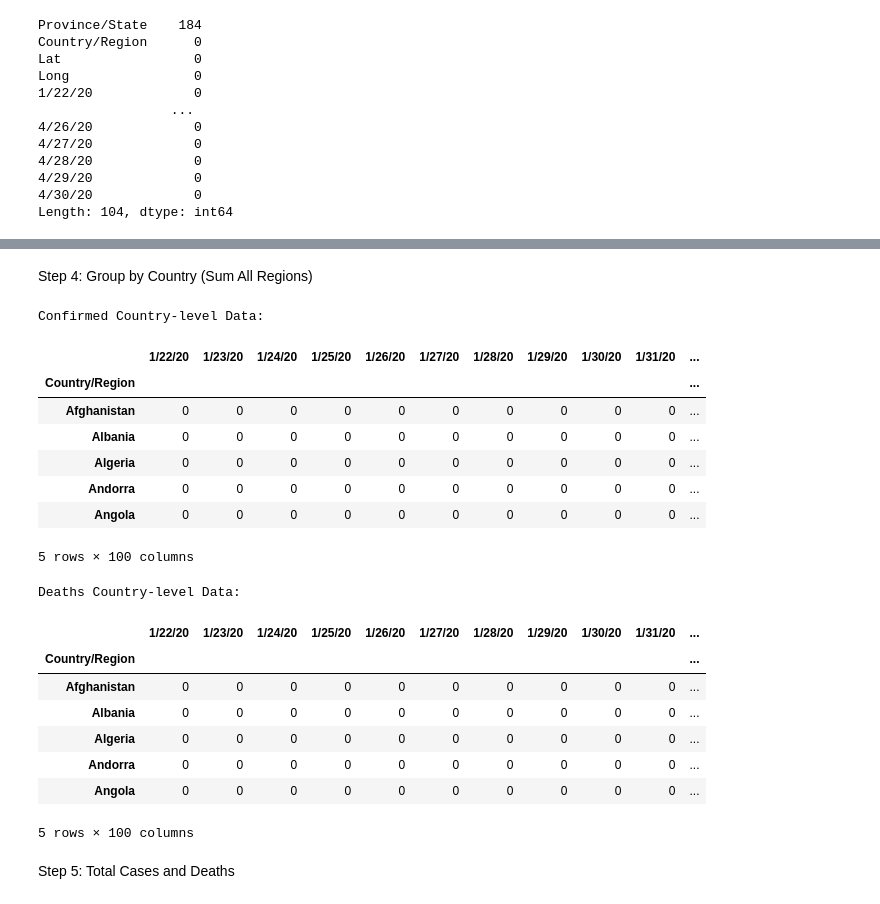
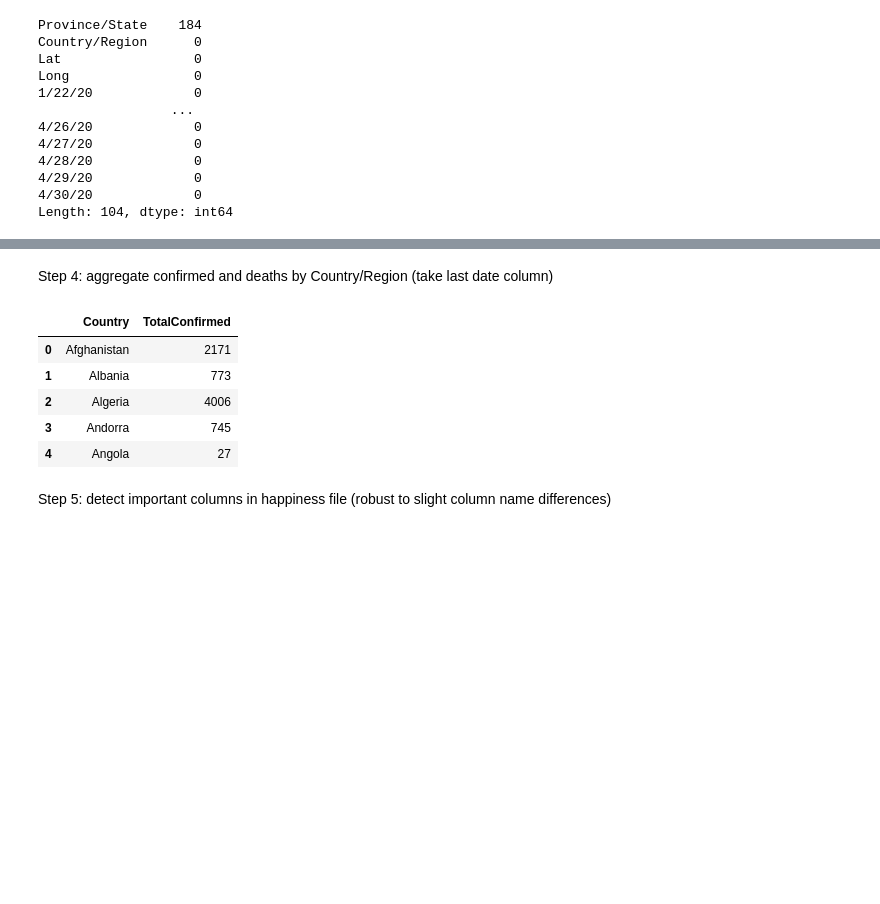
Before and after one commit to shripawar334/Assignments, a Jupyter notebook: assignment-5.ipynb, the cells around one changed output, grey strips where cells are left out. Drawn from its saved outputs; the diff is of its cells as text; code cells hidden in the pictures; blank space fills up the shorter version.

```diff
--- a/assignment-5.ipynb
+++ b/assignment-5.ipynb
@@ -57,16 +53,7 @@ Step 3: Data Cleaning & Overview
 # %%
-# Check info
-print("Confirmed Data Info:")
-confirmed.info()
-
-print("\nDeaths Data Info:")
-deaths.info()
-
-# Check missing values
-print("\nMissing Values in Confirmed Data:\n", confirmed.isnull().sum())
-print("\nMissing Values in Deaths Data:\n", deaths.isnull().sum())
-
-# Fill missing values
-confirmed.fillna(0, inplace=True)
-deaths.fillna(0, inplace=True)
+# Cell 3 — find last date column automatically
+last_date_confirmed = confirmed.columns[-1]   # last column is (e.g.) '4/30/20'
+last_date_deaths = deaths.columns[-1]
+print("Last date confirmed:", last_date_confirmed)
+print("Last date deaths   :", last_date_deaths)
 # %% [output]
@@ -90,39 +62,26 @@ Length: 104, dtype: int64
 # %% [markdown]
-Step 4: Group by Country (Sum All Regions)
+Step 4:  aggregate confirmed and deaths by Country/Region (take last date column)
 # %%
-# Aggregate values country-wise (only numeric columns)
-confirmed_country = confirmed.groupby('Country/Region').sum(numeric_only=True)
-deaths_country = deaths.groupby('Country/Region').sum(numeric_only=True)
+# Cell 4 — aggregate confirmed and deaths by Country/Region (take last date column)
+conf_agg = confirmed.groupby('Country/Region')[last_date_confirmed].sum().reset_index()
+conf_agg.rename(columns={last_date_confirmed: 'TotalConfirmed', 'Country/Region': 'Country'}, inplace=True)
 
-# Drop unnecessary columns if present (like Lat, Long)
-confirmed_country.drop(['Lat', 'Long'], axis=1, inplace=True, errors='ignore')
-deaths_country.drop(['Lat', 'Long'], axis=1, inplace=True, errors='ignore')
+deaths_agg = deaths.groupby('Country/Region')[last_date_deaths].sum().reset_index()
+deaths_agg.rename(columns={last_date_deaths: 'TotalDeaths', 'Country/Region': 'Country'}, inplace=True)
 
-# Display updated data
-print("Confirmed Country-level Data:")
-display(confirmed_country.head())
+# Ensure numeric and fill NA
+conf_agg['TotalConfirmed'] = conf_agg['TotalConfirmed'].fillna(0).astype(int)
+deaths_agg['TotalDeaths'] = deaths_agg['TotalDeaths'].fillna(0).astype(int)
 
-print("Deaths Country-level Data:")
-display(deaths_country.head())
+# Quick peek
+conf_agg.head()
 # %% [output]
-Confirmed Country-level Data:
-|  | 1/22/20 | 1/23/20 | 1/24/20 | 1/25/20 | 1/26/20 | 1/27/20 | 1/28/20 | 1/29/20 | 1/30/20 | 1/31/20 | ... |
-| Country/Region |  |  |  |  |  |  |  |  |  |  | ... |
-| Afghanistan | 0 | 0 | 0 | 0 | 0 | 0 | 0 | 0 | 0 | 0 | ... |
-| Albania | 0 | 0 | 0 | 0 | 0 | 0 | 0 | 0 | 0 | 0 | ... |
-| Algeria | 0 | 0 | 0 | 0 | 0 | 0 | 0 | 0 | 0 | 0 | ... |
-| Andorra | 0 | 0 | 0 | 0 | 0 | 0 | 0 | 0 | 0 | 0 | ... |
-| Angola | 0 | 0 | 0 | 0 | 0 | 0 | 0 | 0 | 0 | 0 | ... |
+|  | Country | TotalConfirmed |
+| 0 | Afghanistan | 2171 |
+| 1 | Albania | 773 |
+| 2 | Algeria | 4006 |
+| 3 | Andorra | 745 |
+| 4 | Angola | 27 |
-5 rows × 100 columns
-Deaths Country-level Data:
-|  | 1/22/20 | 1/23/20 | 1/24/20 | 1/25/20 | 1/26/20 | 1/27/20 | 1/28/20 | 1/29/20 | 1/30/20 | 1/31/20 | ... |
-| Country/Region |  |  |  |  |  |  |  |  |  |  | ... |
-| Afghanistan | 0 | 0 | 0 | 0 | 0 | 0 | 0 | 0 | 0 | 0 | ... |
-| Albania | 0 | 0 | 0 | 0 | 0 | 0 | 0 | 0 | 0 | 0 | ... |
-| Algeria | 0 | 0 | 0 | 0 | 0 | 0 | 0 | 0 | 0 | 0 | ... |
-| Andorra | 0 | 0 | 0 | 0 | 0 | 0 | 0 | 0 | 0 | 0 | ... |
-| Angola | 0 | 0 | 0 | 0 | 0 | 0 | 0 | 0 | 0 | 0 | ... |
-5 rows × 100 columns
 # %% [markdown]
-Step 5: Total Cases and Deaths
+Step 5: detect important columns in happiness file (robust to slight column name differences)
 # %%
```
Also changed, not shown: parts of 21 cells of this notebook, 1 other file.
